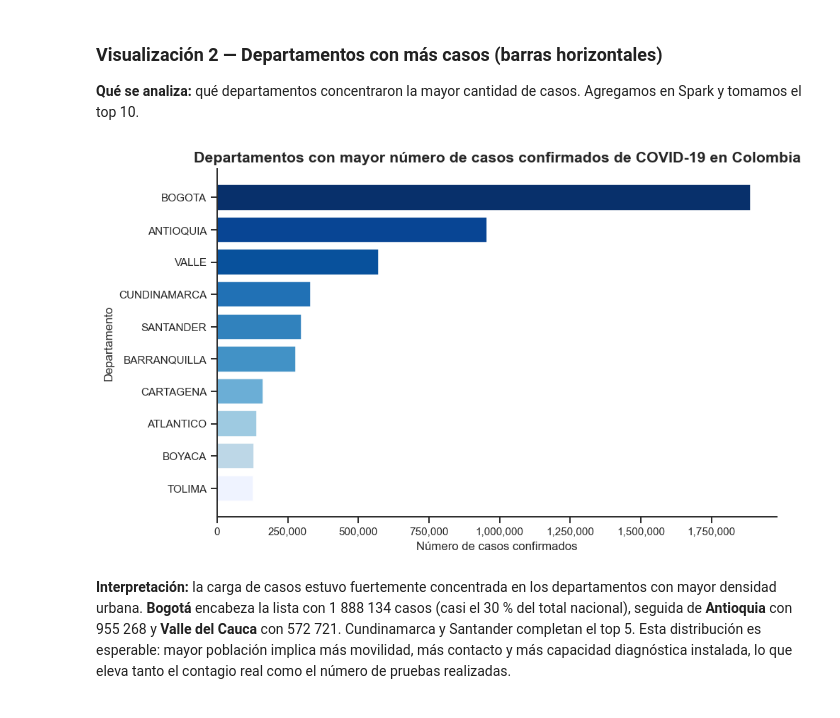
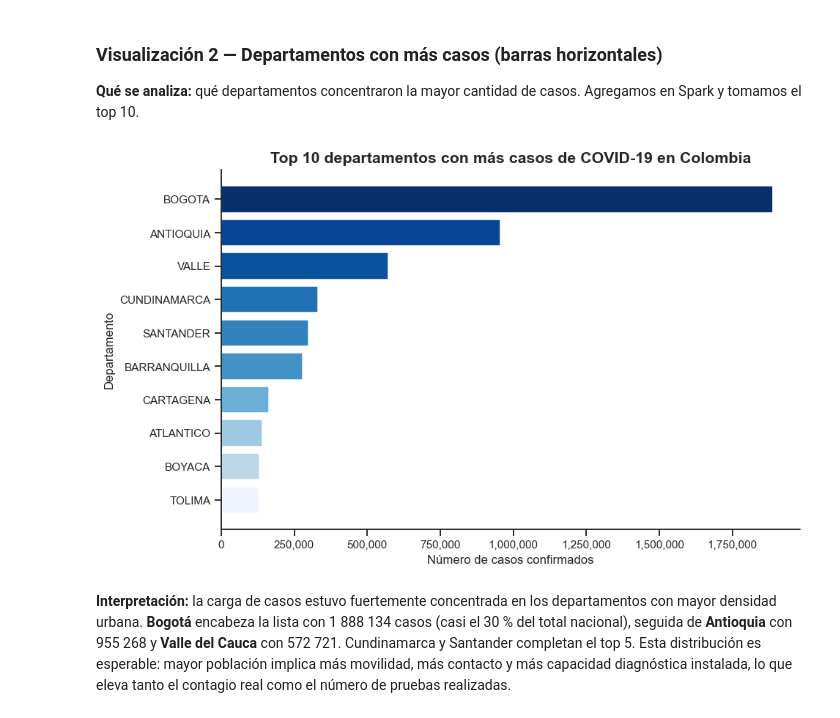
Before and after one commit to blinaresv/COVID19-Spark-Colombia, a Jupyter notebook: Linares_Carreno_Ariza_HVD_Spark.ipynb, the cells around one changed output. Drawn from its saved outputs; the diff is of its cells as text; code cells hidden in the pictures.

Commit message:
Proyecto final: COVID-19 en Colombia con Apache Spark

```diff
--- a/Linares_Carreno_Ariza_HVD_Spark.ipynb
+++ b/Linares_Carreno_Ariza_HVD_Spark.ipynb
@@ -408,30 +411,30 @@ plt.tight_layout(); plt.show()
 # %%
 top_dep = (df_clean
            .filter(col('departamento').isNotNull())
            .groupBy('departamento').agg(count(F.lit(1)).alias('casos'))
            .orderBy(F.desc('casos')).limit(10))
 pdf_dep = top_dep.toPandas().sort_values('casos')
 
 import numpy as np
 n = len(pdf_dep)
 pal_blues_rank = ['#EFF3FF', '#BDD7E7', '#9ECAE1', '#6BAED6', '#4292C6',
                   '#3182BD', '#2171B5', '#08519C', '#084594', '#08306B']
 bar_colors = [pal_blues_rank[int(round(i * (len(pal_blues_rank) - 1) / max(n - 1, 1)))] for i in range(n)]
 
 fig, ax = plt.subplots(figsize=(9, 5.5))
 ax.barh(pdf_dep['departamento'], pdf_dep['casos'], color=bar_colors, edgecolor='white')
-ax.set_title('Departamentos con mayor número de casos confirmados de COVID-19 en Colombia',
+ax.set_title('Top 10 departamentos con más casos de COVID-19 en Colombia',
              fontsize=14, fontweight='bold')
 ax.set_xlabel('Número de casos confirmados', fontsize=11)
 ax.set_ylabel('Departamento', fontsize=11)
 ax.tick_params(labelsize=10)
 ax.xaxis.set_major_formatter(FuncFormatter(lambda x, pos: f'{x:,.0f}'))
 ax.spines[['top', 'right']].set_visible(False)
 ax.grid(False)
 ax.set_axisbelow(True)
 plt.tight_layout(); plt.show()
 # %% [output]
-[figure, old version]
+[figure, new version]
 # %% [markdown]
 **Interpretación:** la carga de casos estuvo fuertemente concentrada en los departamentos con mayor densidad urbana. **Bogotá** encabeza la lista con 1 888 134 casos (casi el 30 % del total nacional), seguida de **Antioquia** con 955 268 y **Valle del Cauca** con 572 721. Cundinamarca y Santander completan el top 5. Esta distribución es esperable: mayor población implica más movilidad, más contacto y más capacidad diagnóstica instalada, lo que eleva tanto el contagio real como el número de pruebas realizadas.
 # %% [markdown]
```
Also changed, not shown: parts of 6 cells of this notebook.
